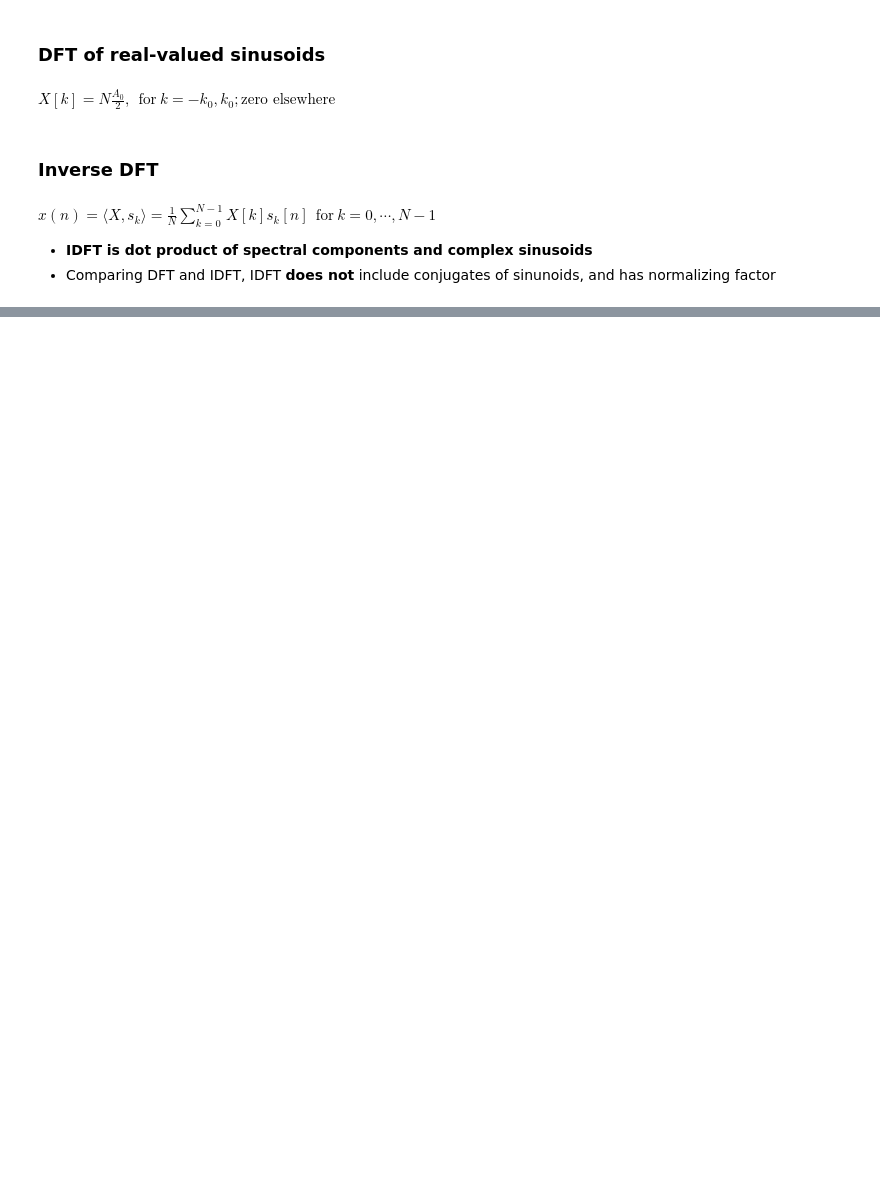
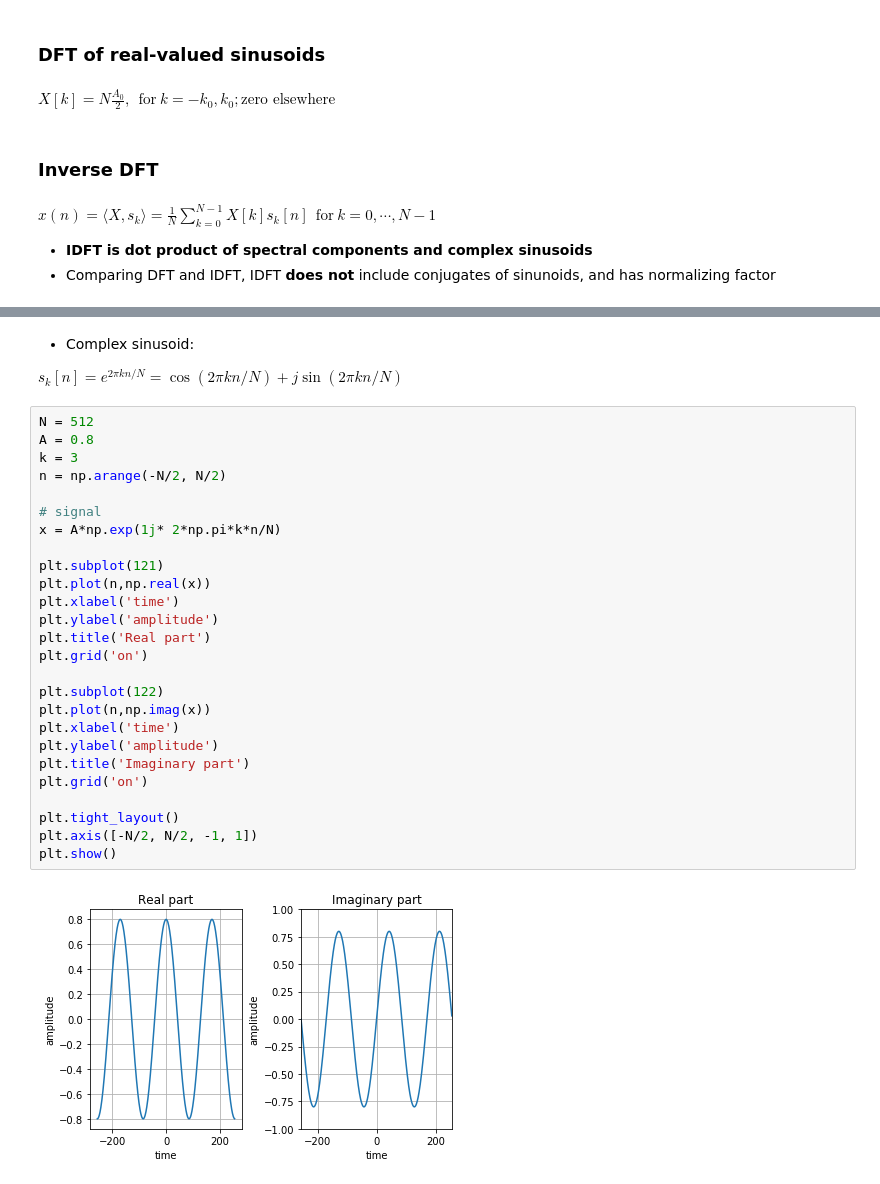
Before and after one commit to aspratyush/audio-signal-processing, a Jupyter notebook: DFT.ipynb, the cells around one changed output, grey strips where cells are left out. Saved outputs shown, nothing was run; the diff lists cells and outputs as text; blank space fills up the shorter version.

```diff
--- a/DFT.ipynb
+++ b/DFT.ipynb
@@ -35,0 +69,32 @@ $ x(n) = \langle X, s_{k} \rangle = \frac{1}{N} \sum \limits_{k = 0}^{N-1} X[k]
+# %% [markdown]
+* Complex sinusoid:
+
+$ s_{k}[n] = e^{2 \pi k n/N} = \cos(2 \pi k n/N) + j \sin (2 \pi k n/N)$
+# %%
+N = 512
+A = 0.8
+k = 3
+n = np.arange(-N/2, N/2)
+
+# signal
+x = A*np.exp(1j* 2*np.pi*k*n/N)
+
+plt.subplot(121)
+plt.plot(n,np.real(x))
+plt.xlabel('time')
+plt.ylabel('amplitude')
+plt.title('Real part')
+plt.grid('on')
+
+plt.subplot(122)
+plt.plot(n,np.imag(x))
+plt.xlabel('time')
+plt.ylabel('amplitude')
+plt.title('Imaginary part')
+plt.grid('on')
+
+plt.tight_layout()
+plt.axis([-N/2, N/2, -1, 1])
+plt.show()
+# %% [output]
+[figure, added]
```
Also changed, not shown: parts of 5 cells of this notebook.
